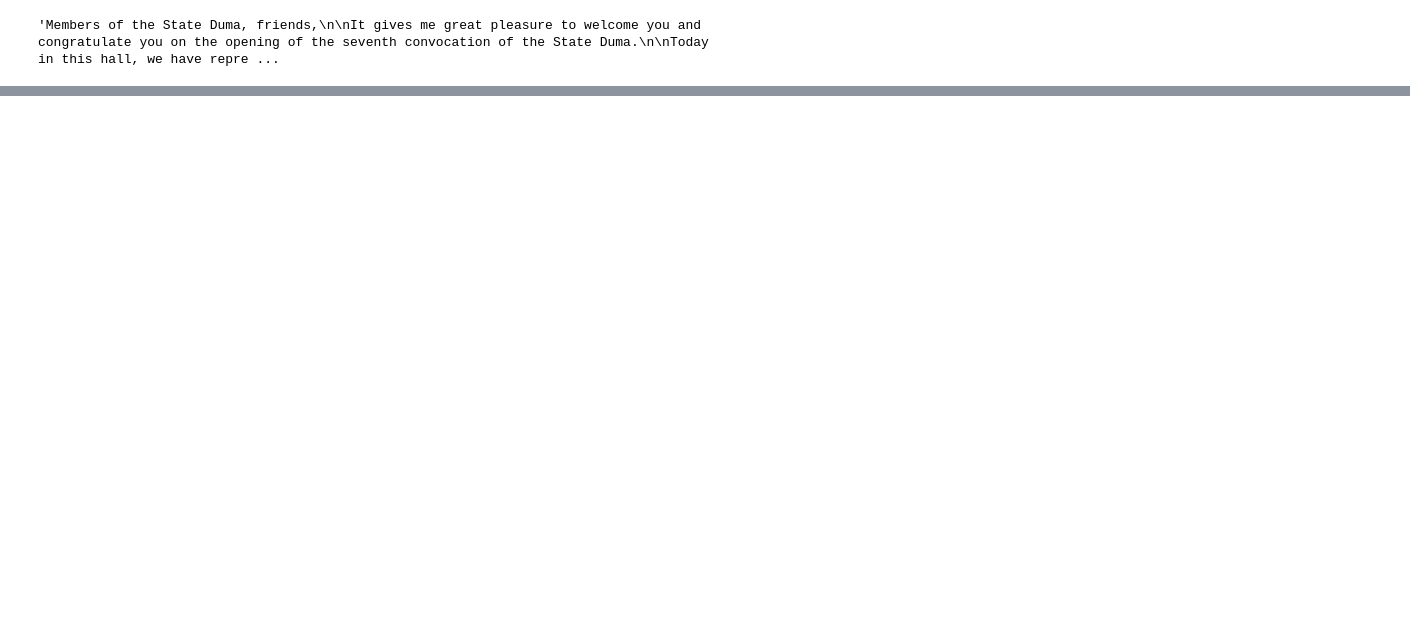
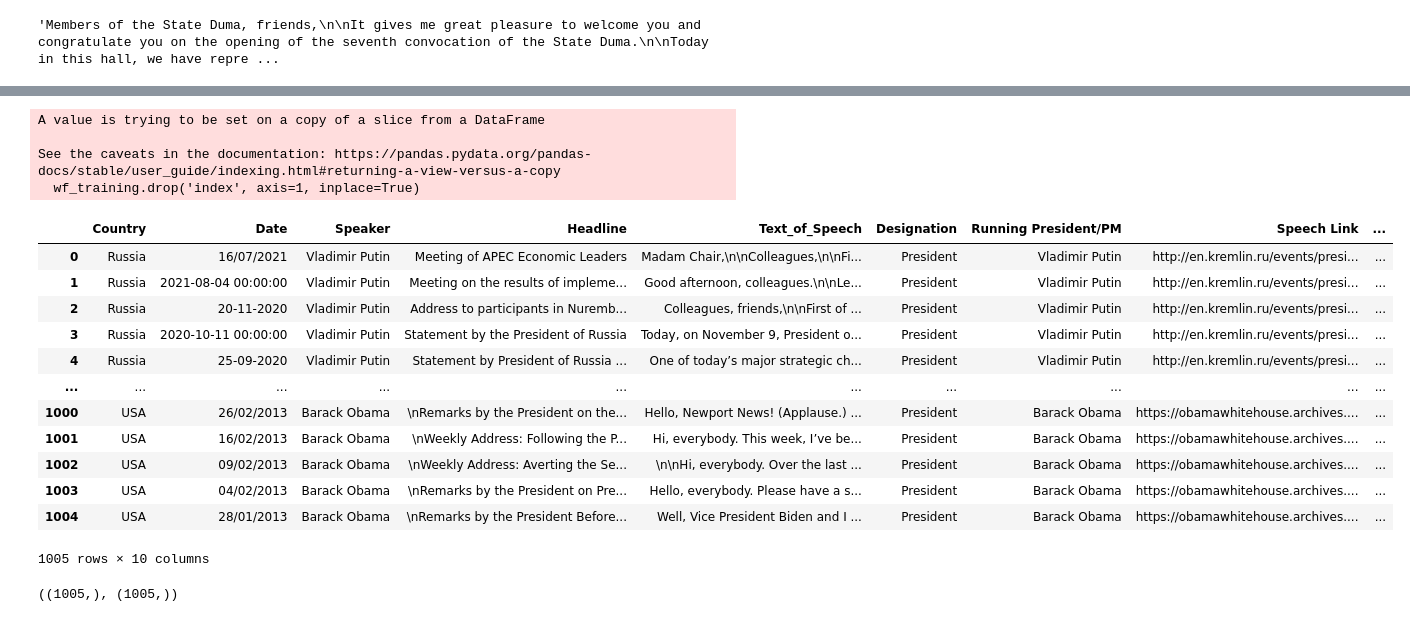
Before and after one commit to YashiDev556/politician-speech-classification, a Jupyter notebook: internationalpoliticianspeechclassifier.ipynb, the cells around one changed output, grey strips where cells are left out. Drawn from its saved outputs; the diff is of its cells as text; code cells hidden in the pictures; blank space fills up the shorter version.

```diff
--- a/internationalpoliticianspeechclassifier.ipynb
+++ b/internationalpoliticianspeechclassifier.ipynb
@@ -27,0 +191,22 @@ wf.iloc[76]['Text_of_Speech']
+# %%
+wf_training.reset_index(inplace=True)
+wf_training.drop('index', axis=1, inplace=True)
+wf_training
+# %% [output]
+A value is trying to be set on a copy of a slice from a DataFrame
+
+See the caveats in the documentation: https://pandas.pydata.org/pandas-docs/stable/user_guide/indexing.html#returning-a-view-versus-a-copy
+  wf_training.drop('index', axis=1, inplace=True)
+|  | Country | Date | Speaker | Headline | Text_of_Speech | Designation | Running President/PM | Speech Link | ... |
+| 0 | Russia | 16/07/2021 | Vladimir Putin | Meeting of APEC Economic Leaders | Madam Chair,\n\nColleagues,\n\nFi... | President | Vladimir Putin | http://en.kremlin.ru/events/presi... | ... |
+| 1 | Russia | 2021-08-04 00:00:00 | Vladimir Putin | Meeting on the results of impleme... | Good afternoon, colleagues.\n\nLe... | President | Vladimir Putin | http://en.kremlin.ru/events/presi... | ... |
+| 2 | Russia | 20-11-2020 | Vladimir Putin | Address to participants in Nuremb... | Colleagues, friends,\n\nFirst of ... | President | Vladimir Putin | http://en.kremlin.ru/events/presi... | ... |
+| 3 | Russia | 2020-10-11 00:00:00 | Vladimir Putin | Statement by the President of Russia | Today, on November 9, President o... | President | Vladimir Putin | http://en.kremlin.ru/events/presi... | ... |
+| 4 | Russia | 25-09-2020 | Vladimir Putin | Statement by President of Russia ... | One of today’s major strategic ch... | President | Vladimir Putin | http://en.kremlin.ru/events/presi... | ... |
+| ... | ... | ... | ... | ... | ... | ... | ... | ... | ... |
+| 1000 | USA | 26/02/2013 | Barack Obama | \nRemarks by the President on the... | Hello, Newport News! (Applause.) ... | President | Barack Obama | https://obamawhitehouse.archives.... | ... |
+| 1001 | USA | 16/02/2013 | Barack Obama | \nWeekly Address: Following the P... | Hi, everybody. This week, I’ve be... | President | Barack Obama | https://obamawhitehouse.archives.... | ... |
+| 1002 | USA | 09/02/2013 | Barack Obama | \nWeekly Address: Averting the Se... | \n\nHi, everybody. Over the last ... | President | Barack Obama | https://obamawhitehouse.archives.... | ... |
+| 1003 | USA | 04/02/2013 | Barack Obama | \nRemarks by the President on Pre... | Hello, everybody. Please have a s... | President | Barack Obama | https://obamawhitehouse.archives.... | ... |
+| 1004 | USA | 28/01/2013 | Barack Obama | \nRemarks by the President Before... | Well, Vice President Biden and I ... | President | Barack Obama | https://obamawhitehouse.archives.... | ... |
+1005 rows × 10 columns
@@ -27,0 +221,4 @@ wf.iloc[76]['Text_of_Speech']
+# %%
+training_sentences.shape, validation_sentences.shape
+# %% [output]
+((1005,), (1005,))
```
Also changed, not shown: parts of 30 cells of this notebook, 2 other files.
